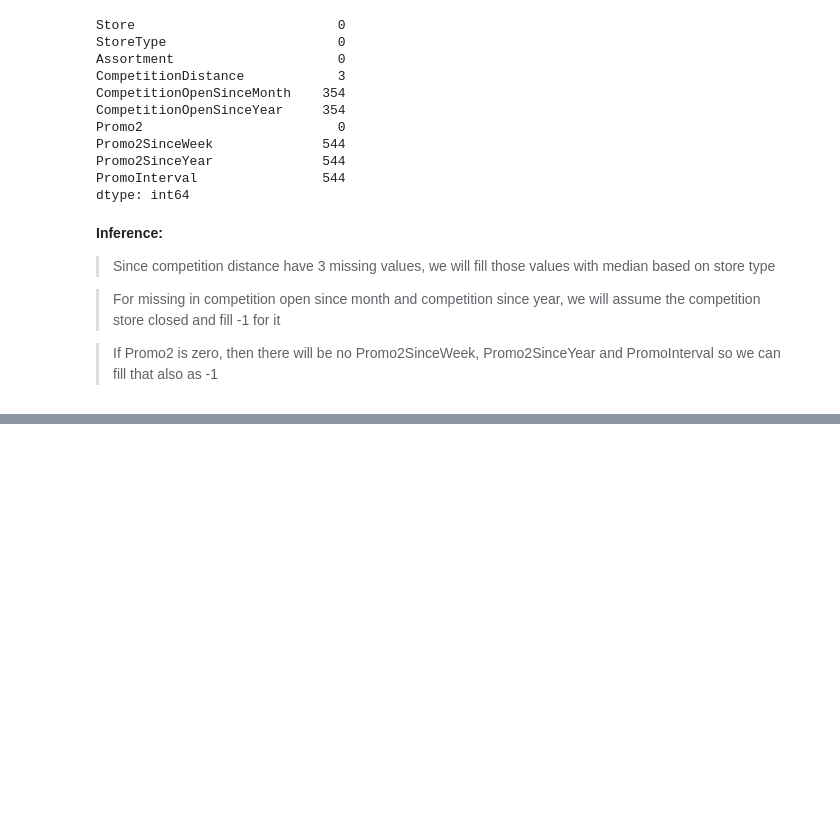
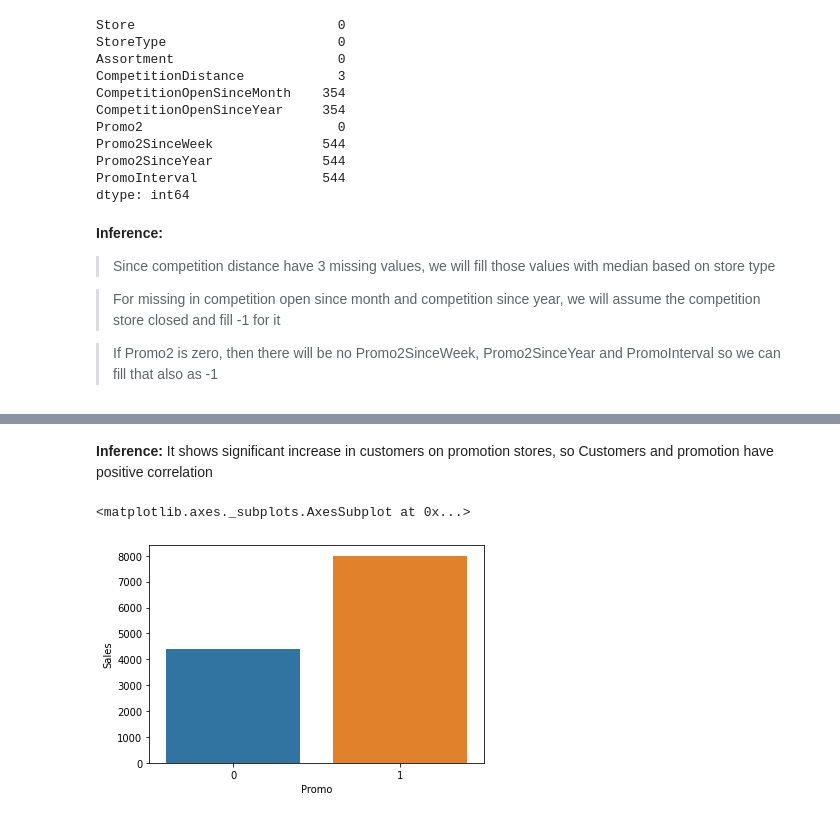
Before and after one commit to vak1997/Rossmann-Sales-Prediction, a Jupyter notebook: Rossmann_Sales_Prediction_Capstone_Project_2.ipynb, the cells around one changed output, grey strips where cells are left out. Cells and saved outputs as stored; diff of their text form; code cells hidden in the pictures; blank space fills up the shorter version.

```diff
--- a/Rossmann_Sales_Prediction_Capstone_Project_2.ipynb
+++ b/Rossmann_Sales_Prediction_Capstone_Project_2.ipynb
@@ -167,0 +325,8 @@ def fill_null(type1,store):
+# %% [markdown]
+**Inference:**
+It shows significant increase in customers on promotion stores, so Customers and promotion have positive correlation
+# %%
+sns.barplot(x=ross_df['Promo'],y=ross_df['Sales'])
+# %% [output]
+<matplotlib.axes._subplots.AxesSubplot at 0x...>
+[figure, added]
```
Also changed, not shown: parts of 34 cells of this notebook.
